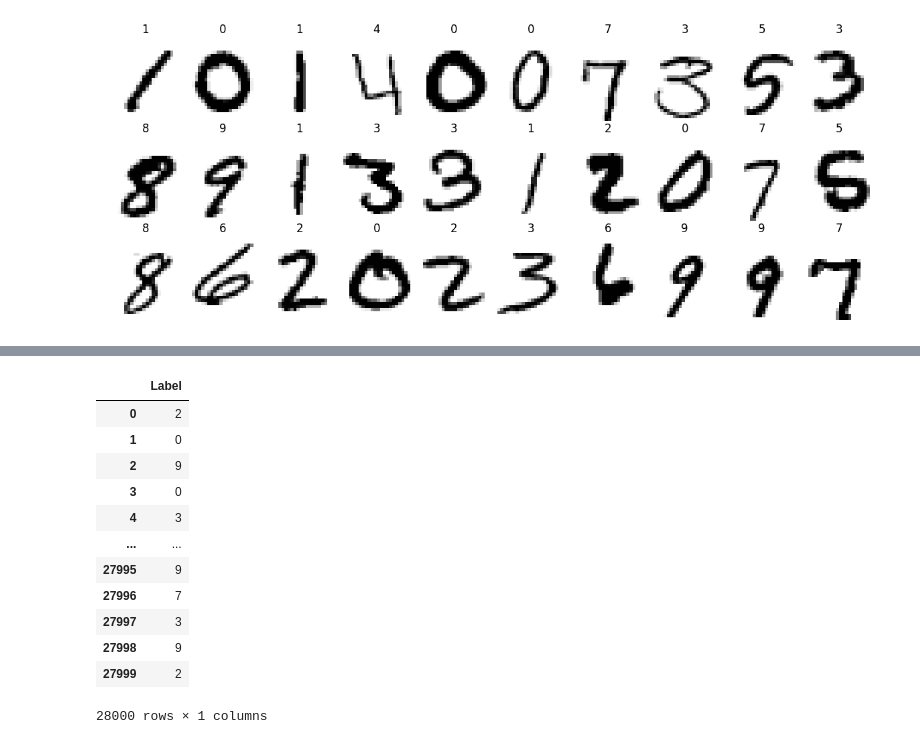
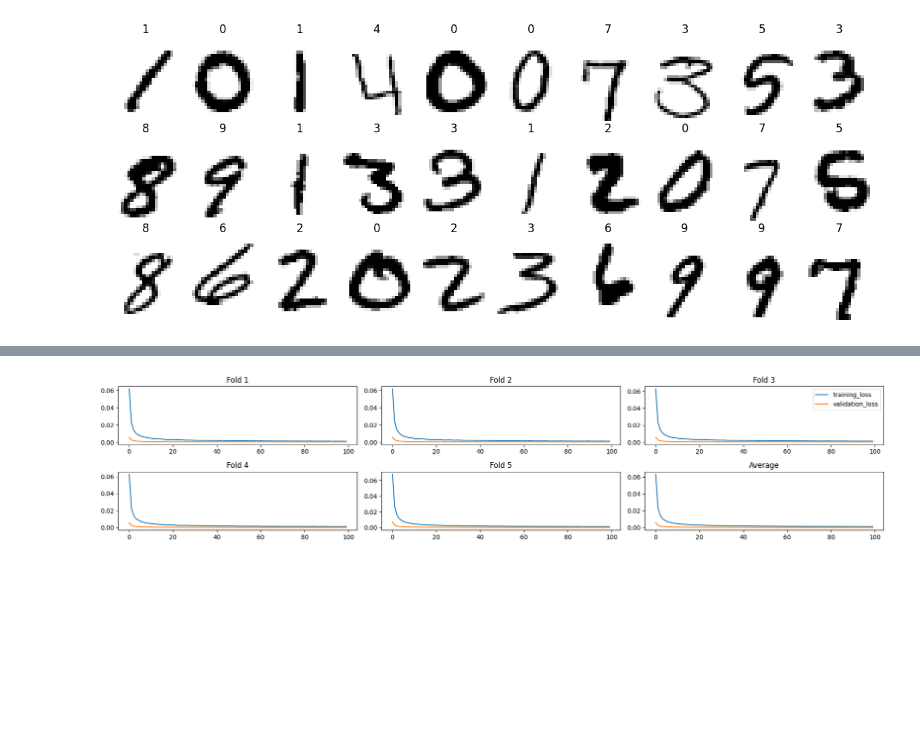
Before and after one commit to bowenivich/digit-recognizer-using-pytorch-and-kfold, a Jupyter notebook: main.ipynb, the cells around one changed output, grey strips where cells are left out. Saved outputs shown, nothing was run; the diff lists cells and outputs as text; code cells hidden in the pictures; blank space fills up the shorter version.

```diff
--- a/main.ipynb
+++ b/main.ipynb
@@ -88 +90,4 @@ test_data = TestDataset(test, transform=test_transform)
+# %%
+training_set = TrainDataset(train, transform=train_transform)
+testing_set = TestDataset(test, transform=test_transform)
 # %%
@@ -153 +149,13 @@ kf = KFold(n_splits=n_splits, shuffle=True)
+# %%
+def reset_weights(m):
+    for layer in m.children():
+        if hasattr(layer, 'reset_parameters'):
+            layer.reset_parameters()
+# %%
+n_splits = 5
+batch_size = 100
+learning_rate = 0.0001
+epochs = 100
+loss_fn = nn.CrossEntropyLoss()
+training_losses_list, validation_losses_list, validation_accuracies_list = [], [], []
 # %%
@@ -239,2 +237,35 @@ fold 5 | epoch 250 | 0.002 | 0.000 | 0.987
+# %%
+fig, [[ax1, ax2, ax3], [ax4, ax5, ax6]] = plt.subplots(nrows=2, ncols=3, figsize=(18, 4))
+
+ax1.plot(training_losses_list[0], label='training_loss')
+ax1.plot(validation_losses_list[0], label='validation_loss')
+ax1.set_title('Fold 1')
+
+ax2.plot(training_losses_list[1], label='training_loss')
+ax2.plot(validation_losses_list[1], label='validation_loss')
+ax2.set_title('Fold 2')
+
+ax3.plot(training_losses_list[2], label='training_loss')
+ax3.plot(validation_losses_list[1], label='validation_loss')
+ax3.set_title('Fold 3')
+
+ax4.plot(training_losses_list[3], label='training_loss')
+ax4.plot(validation_losses_list[3], label='validation_loss')
+ax4.set_title('Fold 4')
+
+ax5.plot(training_losses_list[4], label='training_loss')
+ax5.plot(validation_losses_list[4], label='validation_loss')
+ax5.set_title('Fold 5')
+
+training_losses_average = [sum(x)/len(x) for x in zip(*training_losses_list)]
+validation_losses_average = [sum(x)/len(x) for x in zip(*validation_losses_list)]
+ax6.plot(training_losses_average, label='training_loss')
+ax6.plot(validation_losses_average, label='validation_loss')
+ax6.set_title('Average')
+
+ax3.legend()
+plt.tight_layout()
+# %% [output]
+[figure, added]
 # %%
 models = []
@@ -255,22 +286,6 @@ with torch.no_grad():
             pred += 0.2 * outputs.cpu().numpy()
 
 predictions = pd.DataFrame(np.argmax(pred, axis=1), columns=['Label'])
-# %%
-predictions
-# %% [output]
-|  | Label |
-| 0 | 2 |
-| 1 | 0 |
-| 2 | 9 |
-| 3 | 0 |
-| 4 | 3 |
-| ... | ... |
-| 27995 | 9 |
-| 27996 | 7 |
-| 27997 | 3 |
-| 27998 | 9 |
-| 27999 | 2 |
-28000 rows × 1 columns
 # %%
 predictions.index += 1
 predictions.index.name = 'ImageId'
```
Also changed, not shown: parts of 9 cells of this notebook, 7 other files.
